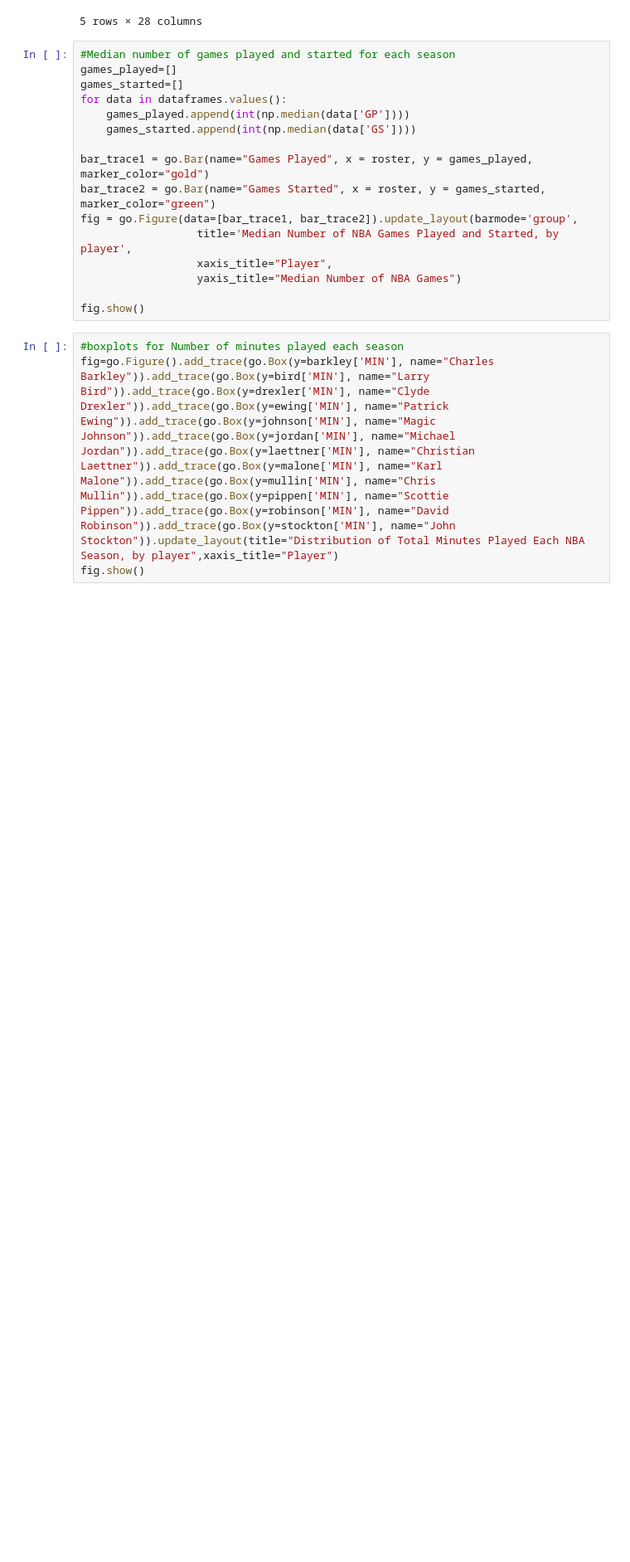
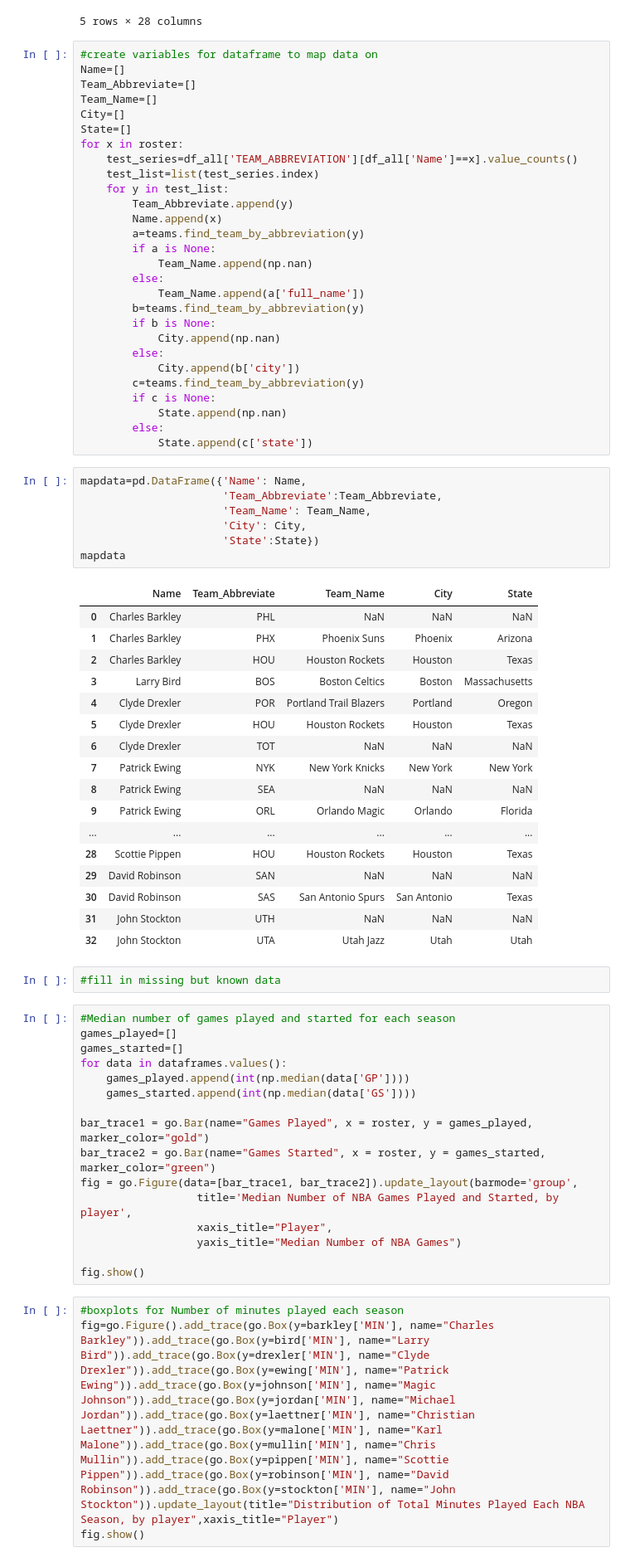
Before and after one commit to e-harrell/dreamteam92, a Jupyter notebook: project notebook.ipynb, the cells around one changed output. Shown at 83% size. Drawn from its saved outputs; the diff is of its cells as text; blank space fills up the shorter version.

```diff
--- a/project notebook.ipynb
+++ b/project notebook.ipynb
@@ -177,6 +179,61 @@ memory usage: 42.3+ KB
 | 191 | 304 | 2001-02 | 00 | 1610612762 | UTA | 40.0 | 82 | 82 | 2570 | ... |
 | 192 | 304 | 2002-03 | 00 | 1610612762 | UTA | 41.0 | 82 | 82 | 2275 | ... |
 5 rows × 28 columns
+# %%
+#create variables for dataframe to map data on
+Name=[]
+Team_Abbreviate=[]
+Team_Name=[]
+City=[]
+State=[]
+for x in roster:
+    test_series=df_all['TEAM_ABBREVIATION'][df_all['Name']==x].value_counts()
+    test_list=list(test_series.index)
+    for y in test_list:
+        Team_Abbreviate.append(y)
+        Name.append(x)
+        a=teams.find_team_by_abbreviation(y)
+        if a is None:
+            Team_Name.append(np.nan)
+        else:
+            Team_Name.append(a['full_name'])
+        b=teams.find_team_by_abbreviation(y)
+        if b is None:
+            City.append(np.nan)
+        else:
+            City.append(b['city'])
+        c=teams.find_team_by_abbreviation(y)
+        if c is None:
+            State.append(np.nan)
+        else:
+            State.append(c['state'])
+# %%
+mapdata=pd.DataFrame({'Name': Name,
+                      'Team_Abbreviate':Team_Abbreviate,
+                      'Team_Name': Team_Name,
+                      'City': City,
+                      'State':State})
+mapdata
+# %% [output]
+|  | Name | Team_Abbreviate | Team_Name | City | State |
+| 0 | Charles Barkley | PHL | NaN | NaN | NaN |
+| 1 | Charles Barkley | PHX | Phoenix Suns | Phoenix | Arizona |
+| 2 | Charles Barkley | HOU | Houston Rockets | Houston | Texas |
+| 3 | Larry Bird | BOS | Boston Celtics | Boston | Massachusetts |
+| 4 | Clyde Drexler | POR | Portland Trail Blazers | Portland | Oregon |
+| 5 | Clyde Drexler | HOU | Houston Rockets | Houston | Texas |
+| 6 | Clyde Drexler | TOT | NaN | NaN | NaN |
+| 7 | Patrick Ewing | NYK | New York Knicks | New York | New York |
+| 8 | Patrick Ewing | SEA | NaN | NaN | NaN |
+| 9 | Patrick Ewing | ORL | Orlando Magic | Orlando | Florida |
+| ... | ... | ... | ... | ... | ... |
+| 28 | Scottie Pippen | HOU | Houston Rockets | Houston | Texas |
+| 29 | David Robinson | SAN | NaN | NaN | NaN |
+| 30 | David Robinson | SAS | San Antonio Spurs | San Antonio | Texas |
+| 31 | John Stockton | UTH | NaN | NaN | NaN |
+| 32 | John Stockton | UTA | Utah Jazz | Utah | Utah |
+# %%
+#fill in missing but known data
 # %%
 #Median number of games played and started for each season
 games_played=[]
```
Also changed, not shown: parts of 1 cell of this notebook.
